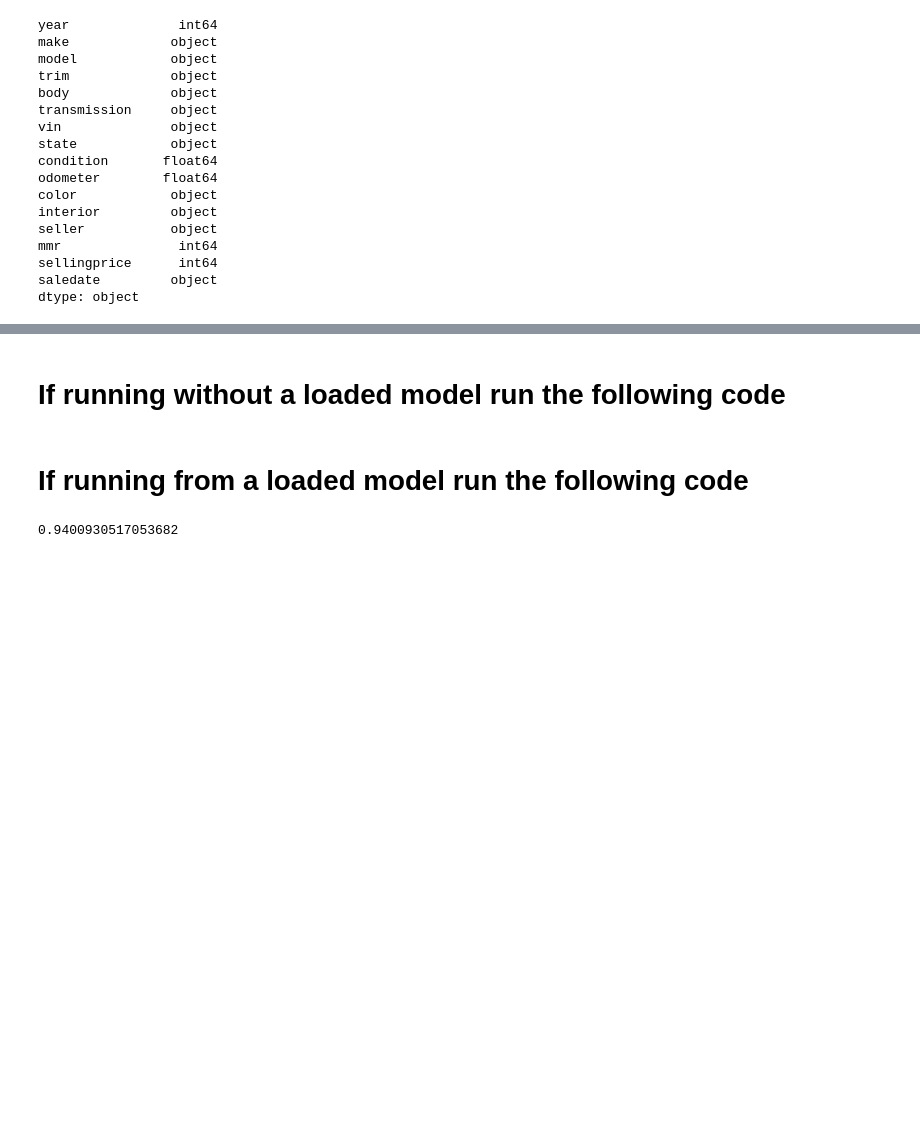
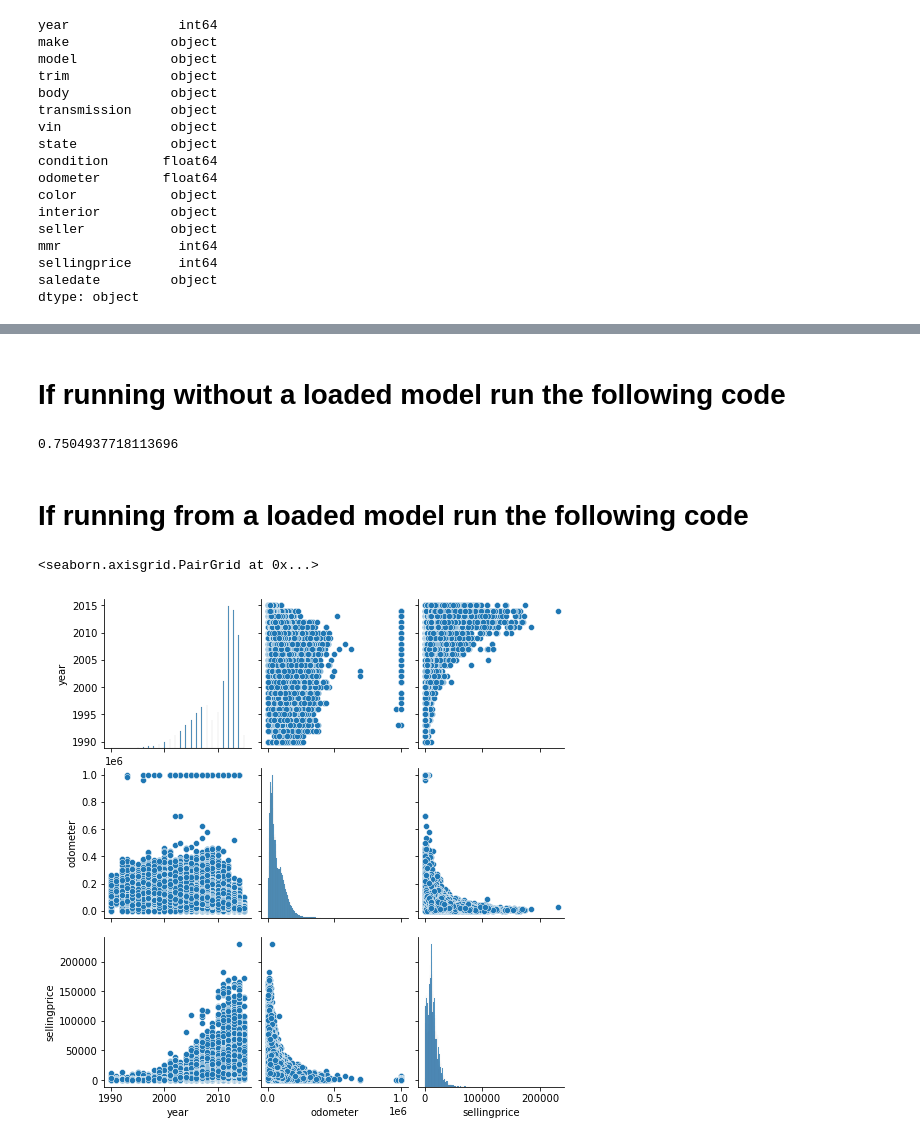
Before and after one commit to hewittaj-schoolwork/c964_wgu_capstone, a Jupyter notebook: carsales-ml-model.ipynb, the cells around one changed output, grey strips where cells are left out. Drawn from its saved outputs; the diff is of its cells as text; code cells hidden in the pictures; blank space fills up the shorter version.

```diff
--- a/carsales-ml-model.ipynb
+++ b/carsales-ml-model.ipynb
@@ -128,6 +142,6 @@ x = dummies.drop("sellingprice", axis = 1)
 
 # Create y (labels)
 y = dummies["sellingprice"]
-# %% [markdown]
-# If running without a loaded model run the following code
+# %% [markdown]
+# If running without a loaded model run the following code
 # %%
@@ -158,26 +173,35 @@ y = dummies["sellingprice"]
-# %% [markdown]
-# If running from a loaded model run the following code
+# %%
+reg_model.score(x_test, y_test)
+# %% [output]
+0.7504937718113696
+# %% [markdown]
+# If running from a loaded model run the following code
 # %%
-# Modelling
-from sklearn.ensemble import RandomForestRegressor
-from sklearn.model_selection import train_test_split
-import pickle
+# # Modelling
+# from sklearn.ensemble import RandomForestRegressor
+# from sklearn.model_selection import train_test_split
+# import pickle
 
-# Create model
-reg_model = RandomForestRegressor()
-reg_model = pickle.load(open("random_forest_model.pk1", "rb"))
+# # Open model
+# reg_model = RandomForestRegressor()
+# reg_model = pickle.load(open("random_forest_model.pk1", "rb"))
 
-# Split data
-x_train, x_test, y_train, y_test = train_test_split(x, y, test_size = 0.2)
+# # Split data
+# x_train, x_test, y_train, y_test = train_test_split(x, y, test_size = 0.2)
 
-# # Fit model
-# reg_model.fit(x_train, y_train);
+# # # Fit model
+# # reg_model.fit(x_train, y_train);
 
-# Make predictions
-y_preds = reg_model.predict(x_test)
-y_preds
+# # Make predictions
+# y_preds = reg_model.predict(x_test)
+# y_preds
 
-# Score model
-reg_model.score(x_test, y_test)
+# # Score model
+# reg_model.score(x_test, y_test)
-# %% [output]
-0.9400930517053682
+# %%
+# Run this before importing seaborn if not already done !conda install -c anaconda seaborn -y
+import seaborn as sns
+sns.pairplot(car_sales)
+# %% [output]
+<seaborn.axisgrid.PairGrid at 0x...>
+[figure, added]
```
Also changed, not shown: parts of 14 cells of this notebook, 5 other files.
